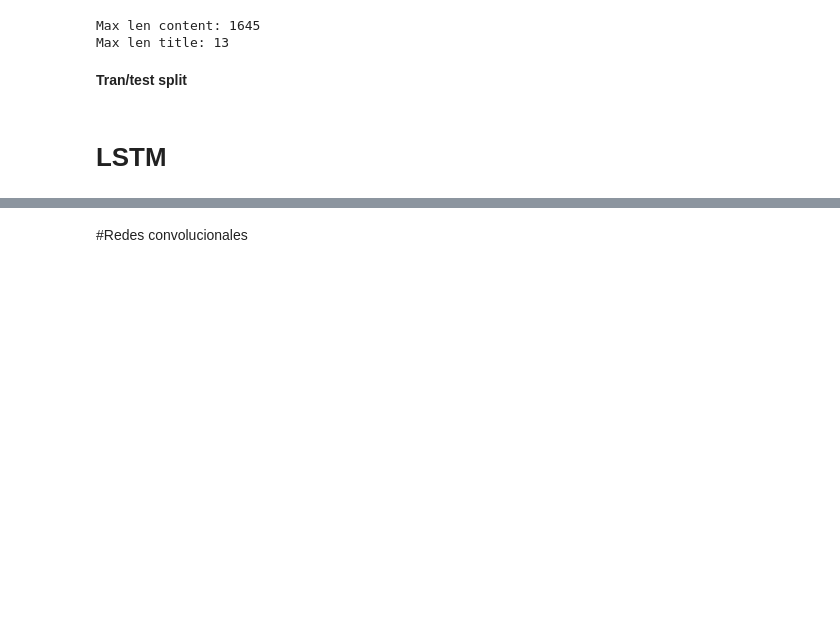
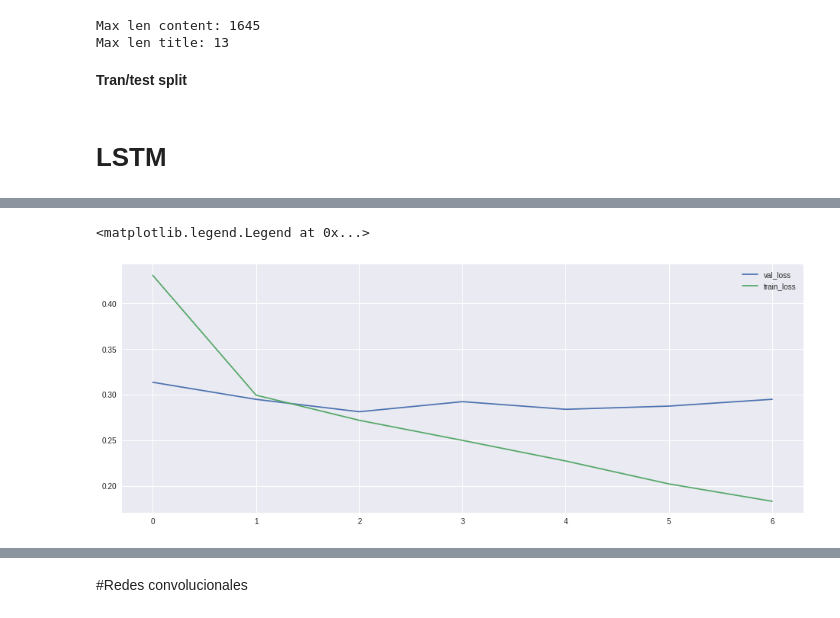
Before and after one commit to AIRLegend/fakenews, a Jupyter notebook: notebooks/Train_Google_Colab.ipynb, the cells around one changed output, grey strips where cells are left out. Saved outputs shown, nothing was run; the diff lists cells and outputs as text; code cells hidden in the pictures; blank space fills up the shorter version.

```diff
--- a/notebooks/Train_Google_Colab.ipynb
+++ b/notebooks/Train_Google_Colab.ipynb
@@ -83,15 +102,14 @@ del X_train_title, X_train_content
 title_input = k.layers.Input(shape=(len_title,), name='title_input')
 inp = k.layers.Embedding(output_dim=300, input_dim=50000,
                          weights=[embed_mat], trainable=False)(title_input)
-x = k.layers.LSTM(300)(inp)
+x = k.layers.LSTM(200)(inp)
 
 
 #input_content
 content_input = k.layers.Input(shape=(len_content,), name='content_input')
 inp2 = k.layers.Embedding(output_dim=300, input_dim=50000,
                          weights=[embed_mat], trainable=False)(content_input)
-x2 = k.layers.LSTM(300, return_sequences=True)(inp2)
-x2 = k.layers.LSTM(100)(x2)
+x2 = k.layers.LSTM(200)(inp2)
 
 
 #Merge
@@ -106,5 +128,5 @@ model = k.models.Model(inputs=[title_input, content_input], outputs=[out])
 # %%
-model.compile(k.optimizers.Nadam(), loss='categorical_crossentropy', metrics=['acc'])
+model.compile(k.optimizers.Adam(), loss='categorical_crossentropy', metrics=['acc'])
 # %%
 model.summary()
 # %% [output]
@@ -126,6 +148,6 @@ Trainable params: 1,623,003
 Non-trainable params: 30,000,000
 __________________________________________________________________________________________________
 # %%
-hist = model.fit(x=train_fit, y=np.asarray(y_train.tolist()), batch_size=64, epochs=15,
+hist = model.fit(x=train_fit, y=np.asarray(y_train.tolist()), batch_size=64, epochs=20,
           callbacks = [k.callbacks.EarlyStopping(monitor='val_acc', patience=2)], validation_split=0.3)
 # %% [output]
@@ -139 +180,9 @@ plt.legend()
+# %%
+plt.figure(figsize=(16,6))
+plt.plot(hist.history['val_loss'], label='val_loss')
+plt.plot(hist.history['loss'], label='train_loss')
+plt.legend()
+# %% [output]
+<matplotlib.legend.Legend at 0x...>
+[figure, added]
 # %%
```
Also changed, not shown: parts of 22 cells of this notebook.
